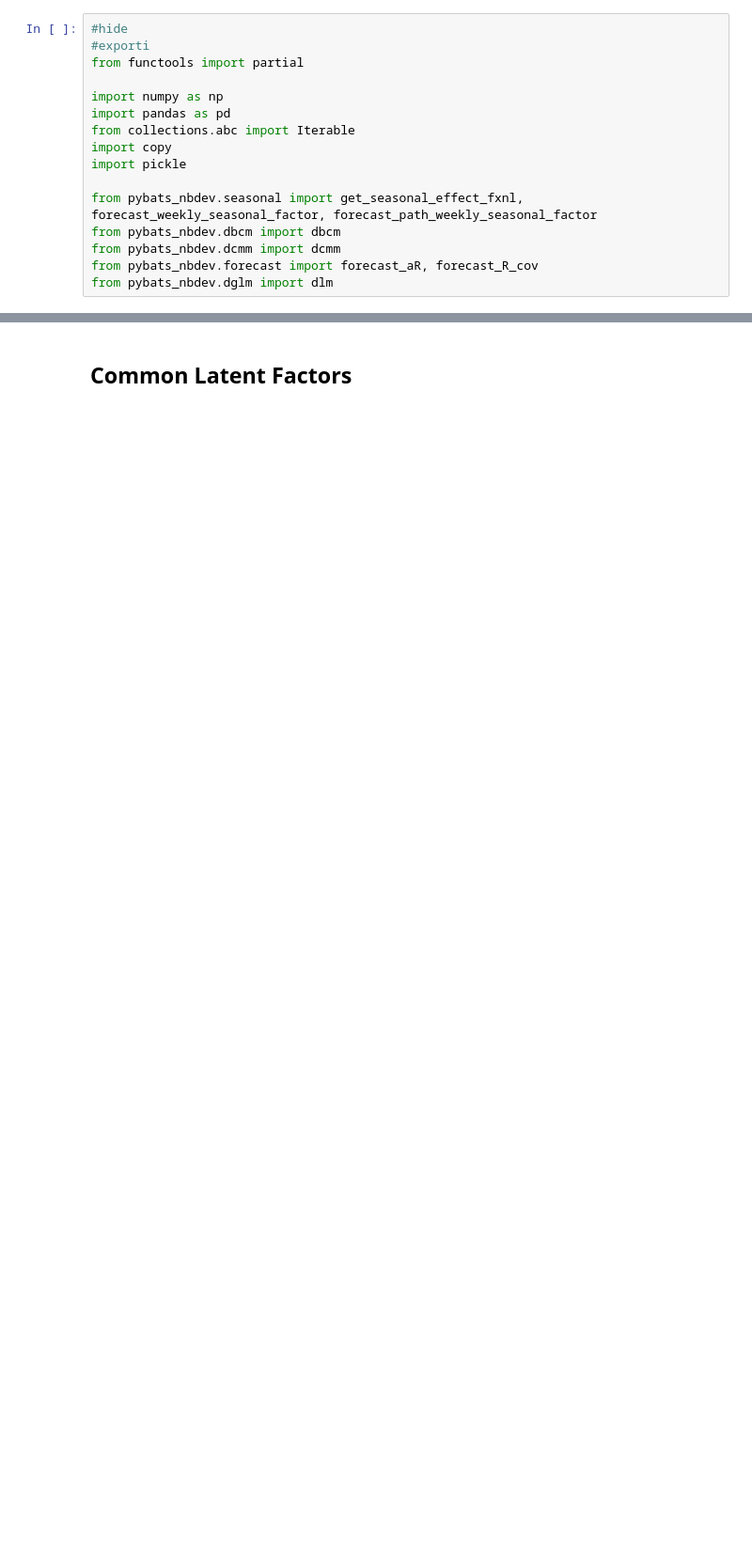
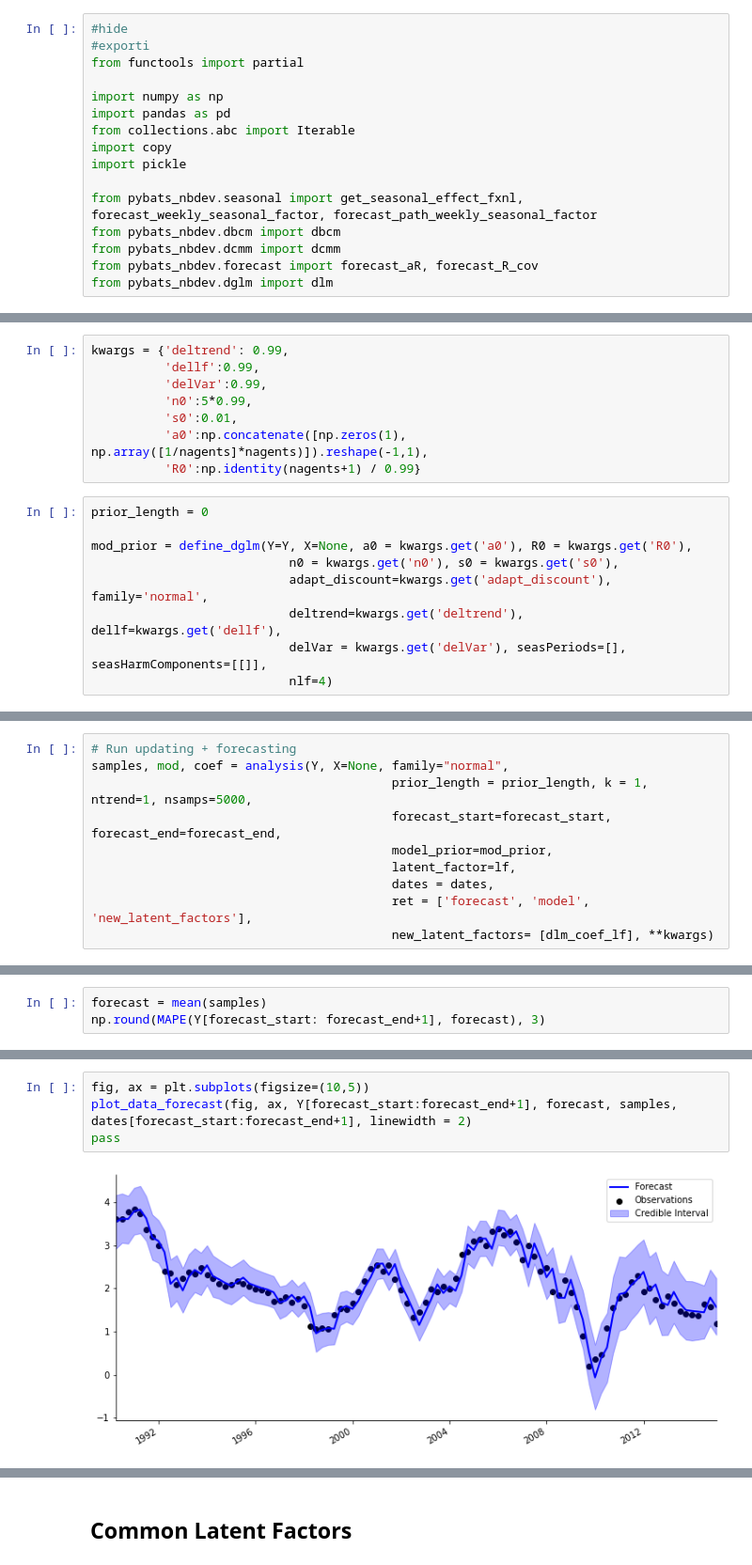
Before and after one commit to lavinei/pybats_nbdev, a Jupyter notebook: nbs/13_latent_factor.ipynb, the cells around one changed output, grey strips where cells are left out. Shown at 94% size. Drawn from its saved outputs; the diff is of its cells as text; blank space fills up the shorter version.

```diff
--- a/nbs/13_latent_factor.ipynb
+++ b/nbs/13_latent_factor.ipynb
@@ -272,0 +333,17 @@ class multi_latent_factor(latent_factor):
+# %%
+kwargs = {'deltrend': 0.99,
+          'dellf':0.99,
+          'delVar':0.99,
+          'n0':5*0.99,
+          's0':0.01,
+          'a0':np.concatenate([np.zeros(1), np.array([1/nagents]*nagents)]).reshape(-1,1),
+          'R0':np.identity(nagents+1) / 0.99}
+# %%
+prior_length = 0
+
+mod_prior = define_dglm(Y=Y, X=None, a0 = kwargs.get('a0'), R0 = kwargs.get('R0'),
+                           n0 = kwargs.get('n0'), s0 = kwargs.get('s0'),
+                           adapt_discount=kwargs.get('adapt_discount'), family='normal',
+                           deltrend=kwargs.get('deltrend'), dellf=kwargs.get('dellf'),
+                           delVar = kwargs.get('delVar'), seasPeriods=[], seasHarmComponents=[[]],
+                           nlf=4)
@@ -272,0 +352,10 @@ class multi_latent_factor(latent_factor):
+# %%
+# Run updating + forecasting
+samples, mod, coef = analysis(Y, X=None, family="normal",
+                                         prior_length = prior_length, k = 1, ntrend=1, nsamps=5000,
+                                         forecast_start=forecast_start, forecast_end=forecast_end,
+                                         model_prior=mod_prior,
+                                         latent_factor=lf,
+                                         dates = dates,
+                                         ret = ['forecast', 'model', 'new_latent_factors'],
+                                         new_latent_factors= [dlm_coef_lf], **kwargs)
@@ -272,0 +366,3 @@ class multi_latent_factor(latent_factor):
+# %%
+forecast = mean(samples)
+np.round(MAPE(Y[forecast_start: forecast_end+1], forecast), 3)
@@ -272,0 +373,6 @@ class multi_latent_factor(latent_factor):
+# %%
+fig, ax = plt.subplots(figsize=(10,5))
+plot_data_forecast(fig, ax, Y[forecast_start:forecast_end+1], forecast, samples, dates[forecast_start:forecast_end+1], linewidth = 2)
+pass
+# %% [output]
+[figure, added]
```
Also changed, not shown: parts of 64 cells of this notebook, 20 other files.
